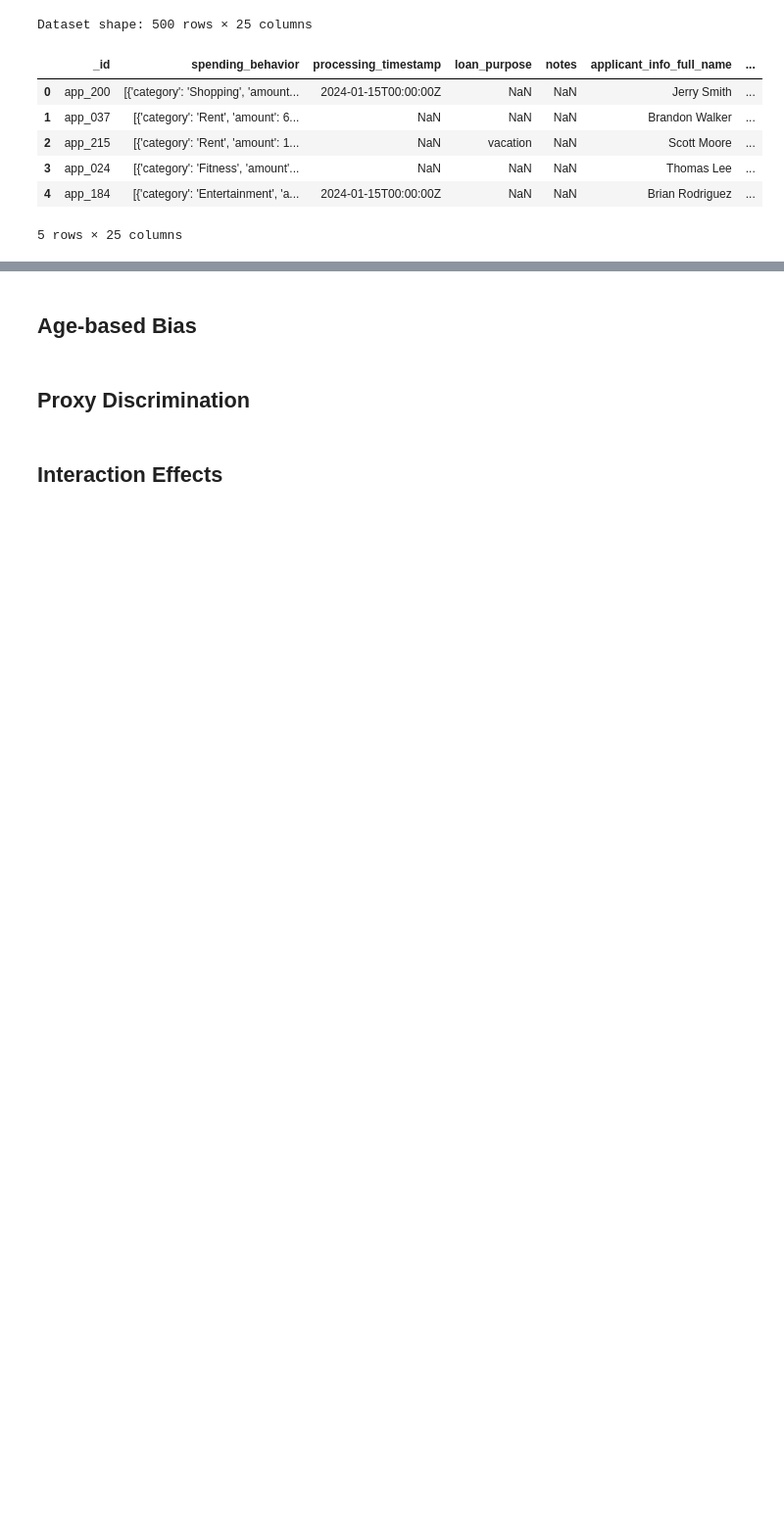
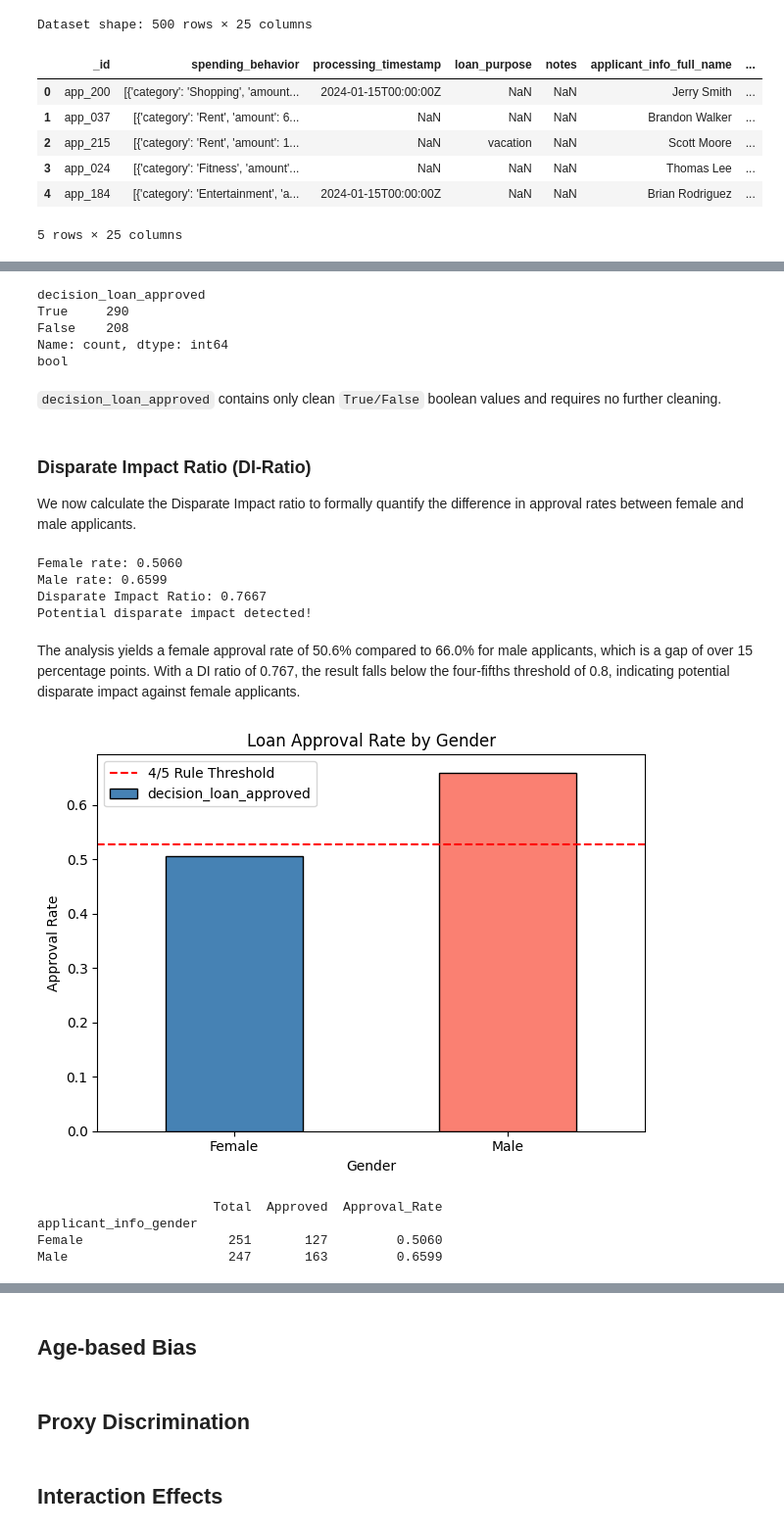
Before and after one commit to afonsojoao2001/dego-project-team12, a Jupyter notebook: notebooks/02-bias-analysis.ipynb, the cells around one changed output, grey strips where cells are left out. Shown at 98% size. Cells and saved outputs as stored; diff of their text form; code cells hidden in the pictures; blank space fills up the shorter version.

Commit message:
Bias Analysis - Gender Disparity Section: Data preperation, DI-Ratio, Statistical significance

```diff
--- a/notebooks/02-bias-analysis.ipynb
+++ b/notebooks/02-bias-analysis.ipynb
@@ -31,2 +45,4 @@ Dataset shape: 500 rows × 25 columns
+# %%
+df_bias = df.copy()
 # %% [markdown]
 ## Gender Disparity
@@ -32,0 +76,3 @@ Dataset shape: 500 rows × 25 columns
+# %%
+df_bias = df_bias[df_bias["applicant_info_gender"] != "Unknown"]
+print(f"Records after removing unknown gender entries: {len(df_bias)}")
@@ -32,0 +83,62 @@ Dataset shape: 500 rows × 25 columns
+# %%
+print(df_bias["decision_loan_approved"].value_counts())
+print(df_bias["decision_loan_approved"].dtype)
+# %% [output]
+decision_loan_approved
+True     290
+False    208
+Name: count, dtype: int64
+bool
+# %% [markdown]
+`decision_loan_approved` contains only clean `True/False` boolean values and requires no further cleaning.
+# %% [markdown]
+### Disparate Impact Ratio (DI-Ratio)
+We now calculate the Disparate Impact ratio to formally quantify the difference in approval rates between female and male applicants.
+# %%
+# Approval rates by gender
+rates = df_bias.groupby('applicant_info_gender')['decision_loan_approved'].mean ()
+female_rate = rates['Female']
+male_rate = rates['Male']
+
+print(f'Female rate: {female_rate:.4f}')
+print(f'Male rate: {male_rate:.4f}')
+
+# DI Ratio
+di_ratio = female_rate/male_rate
+
+print(f"Disparate Impact Ratio: {di_ratio:.4f}")
+print("Potential disparate impact detected!" if di_ratio < 0.8 else "DI ratio within acceptable range.")
+# %% [output]
+Female rate: 0.5060
+Male rate: 0.6599
+Disparate Impact Ratio: 0.7667
+Potential disparate impact detected!
+# %% [markdown]
+The analysis yields a female approval rate of 50.6% compared to 66.0% for male applicants, which is a gap of over 15 percentage points. With a DI ratio of 0.767, the result falls below the four-fifths threshold of 0.8, indicating potential disparate impact against female applicants.
+# %%
+# Visualization: Bar chart by approval rate by gender
+import matplotlib.pyplot as plt
+
+rates.plot(kind="bar", color=["steelblue", "salmon"], edgecolor="black")
+plt.title("Loan Approval Rate by Gender")
+plt.xlabel("Gender")
+plt.ylabel("Approval Rate")
+plt.xticks(rotation=0)
+plt.axhline(y=male_rate * 0.8, color="red", linestyle="--", label="4/5 Rule Threshold")
+plt.legend()
+plt.tight_layout()
+plt.show()
+
+# Summary Table
+summary = df_bias.groupby("applicant_info_gender")["decision_loan_approved"].agg(
+    Total="count",
+    Approved="sum",
+    Approval_Rate="mean"
+).round(4)
+print(summary)
+# %% [output]
+[figure, added]
+                       Total  Approved  Approval_Rate
+applicant_info_gender
+Female                   251       127         0.5060
+Male                     247       163         0.6599
```
Also changed, not shown: parts of 13 cells of this notebook.
